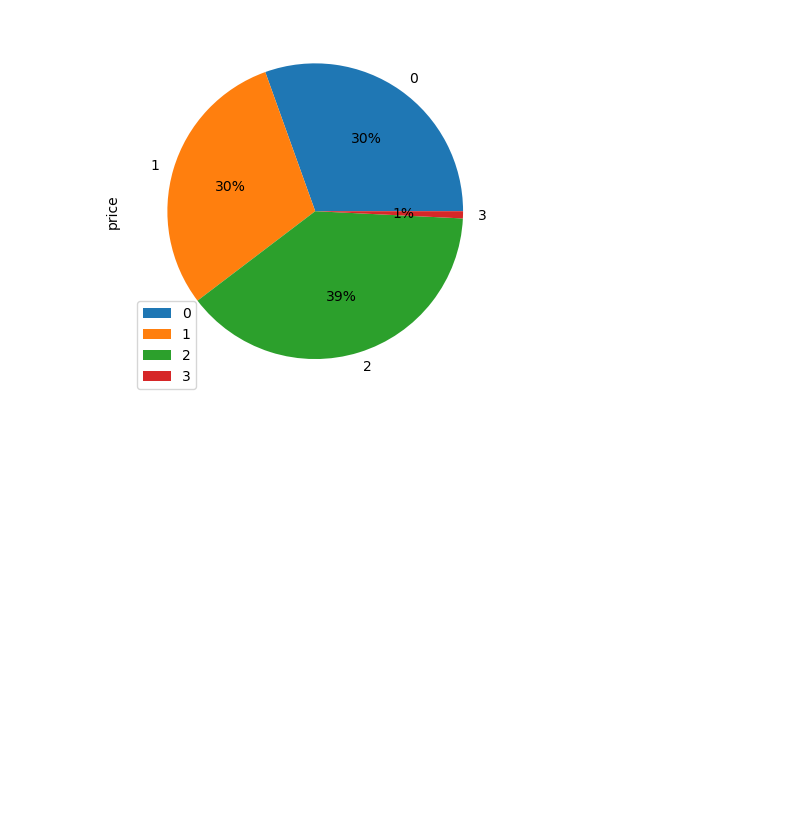
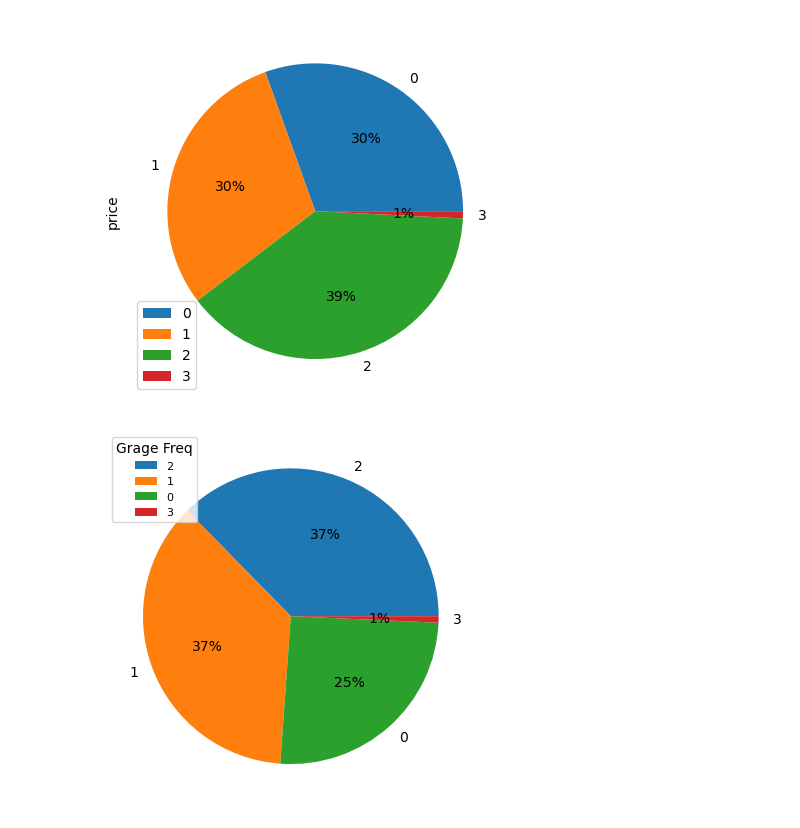
Before and after one commit to yakir0391/Apartments-Predict, a Jupyter notebook: EDA.ipynb, the cells around one changed output. Saved outputs shown, nothing was run; the diff lists cells and outputs as text; code cells hidden in the pictures; blank space fills up the shorter version.

```diff
--- a/EDA.ipynb
+++ b/EDA.ipynb
@@ -124,3 +109,13 @@ df2.groupby(['grage']).sum().plot(
 # %% [output]
 <AxesSubplot:ylabel='price'>
 [figure]
+# %%
+data= df2['grage'].value_counts()
+labels=df2['grage'].unique()
+
+plt.pie(data, labels = labels, autopct='%1.0f%%')
+plt.legend(title="Grage Freq", loc='upper left' , fontsize=8)
+
+plt.show()
+# %% [output]
+[figure, added]
```
Also changed, not shown: parts of 6 cells of this notebook.
